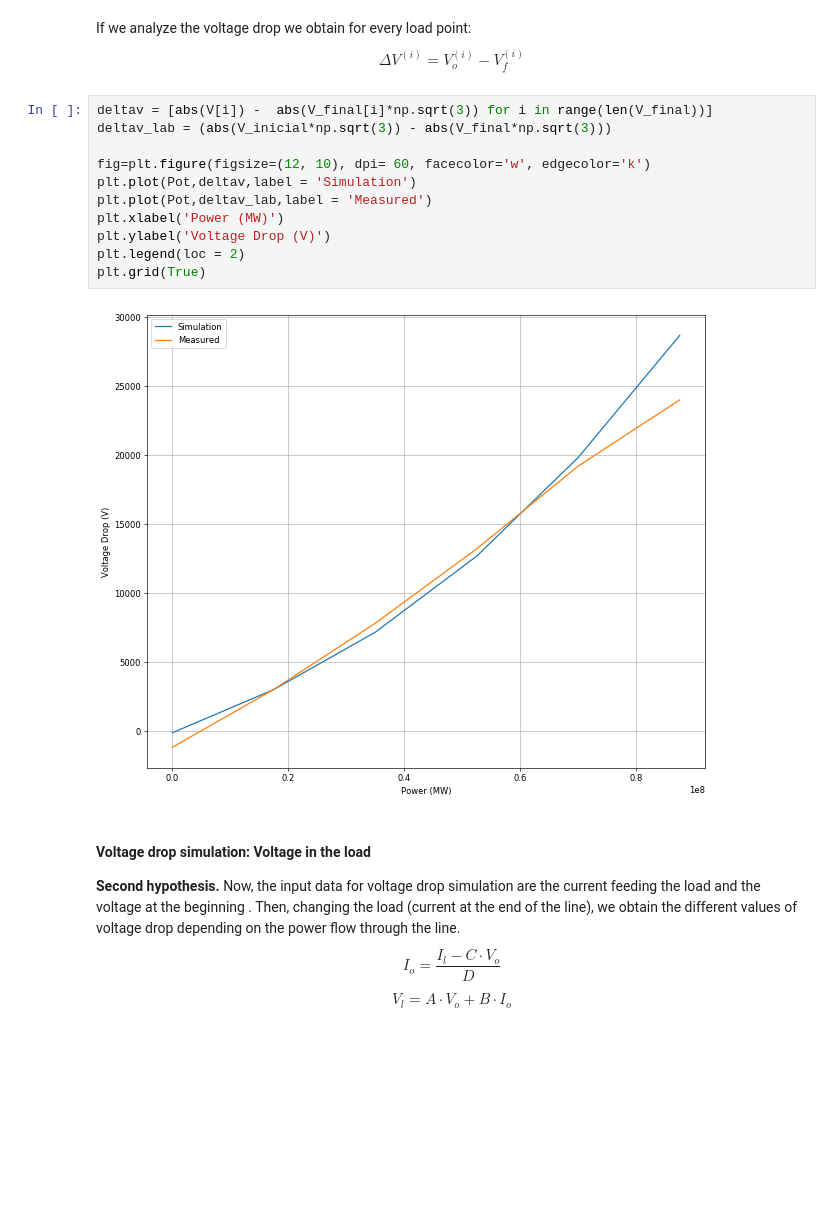
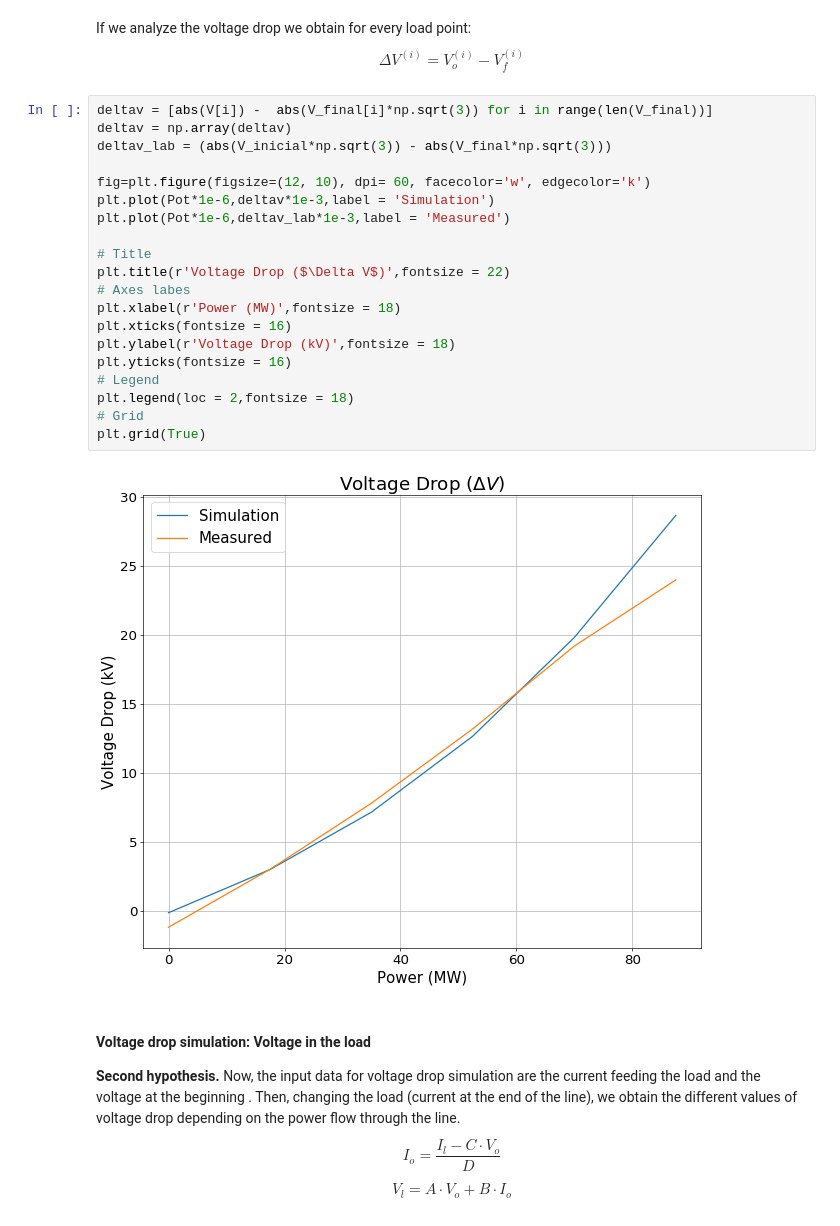
Before and after one commit to ElectricICAI/The-Challenge-of-Future-Energy-Systems, a Jupyter notebook: presentation.ipynb, the cells around one changed output. Saved outputs shown, nothing was run; the diff lists cells and outputs as text; blank space fills up the shorter version.

```diff
--- a/presentation.ipynb
+++ b/presentation.ipynb
@@ -290,17 +301,26 @@ If we analyze the voltage drop we obtain for every load point:
 $$\Delta V^{(i)} = V_o^{(i)}-V_f^{(i)}$$
 # %%
 deltav = [abs(V[i]) -  abs(V_final[i]*np.sqrt(3)) for i in range(len(V_final))]
+deltav = np.array(deltav)
 deltav_lab = (abs(V_inicial*np.sqrt(3)) - abs(V_final*np.sqrt(3)))
 
 fig=plt.figure(figsize=(12, 10), dpi= 60, facecolor='w', edgecolor='k')
-plt.plot(Pot,deltav,label = 'Simulation')
-plt.plot(Pot,deltav_lab,label = 'Measured')
-plt.xlabel('Power (MW)')
-plt.ylabel('Voltage Drop (V)')
-plt.legend(loc = 2)
+plt.plot(Pot*1e-6,deltav*1e-3,label = 'Simulation')
+plt.plot(Pot*1e-6,deltav_lab*1e-3,label = 'Measured')
+
+# Title
+plt.title(r'Voltage Drop ($\Delta V$)',fontsize = 22)
+# Axes labes
+plt.xlabel(r'Power (MW)',fontsize = 18)
+plt.xticks(fontsize = 16)
+plt.ylabel(r'Voltage Drop (kV)',fontsize = 18)
+plt.yticks(fontsize = 16)
+# Legend
+plt.legend(loc = 2,fontsize = 18)
+# Grid
 plt.grid(True)
 # %% [output]
-[figure, old version]
+[figure, new version]
 # %% [markdown]
 #### Voltage drop simulation: Voltage in the load
 **Second hypothesis.** Now, the input data for voltage drop simulation are the current feeding the load  and the voltage at the beginning . Then, changing the load (current at the end of the line), we obtain the different values of voltage drop depending on the power flow through the line.
```
Also changed, not shown: parts of 11 cells of this notebook.
